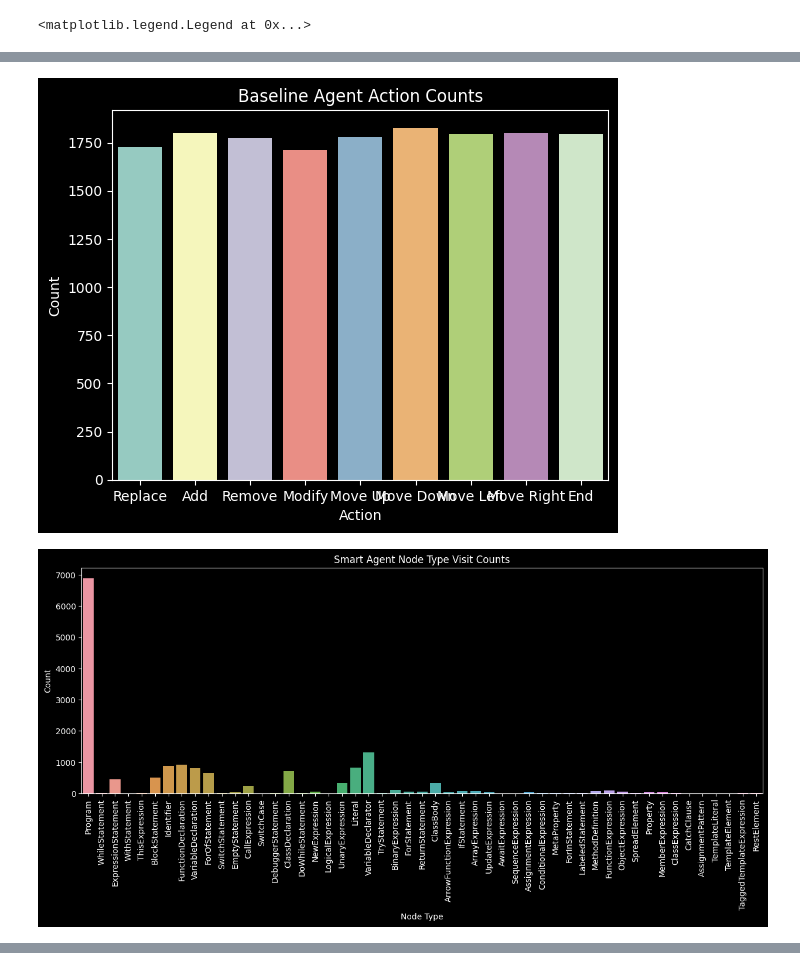
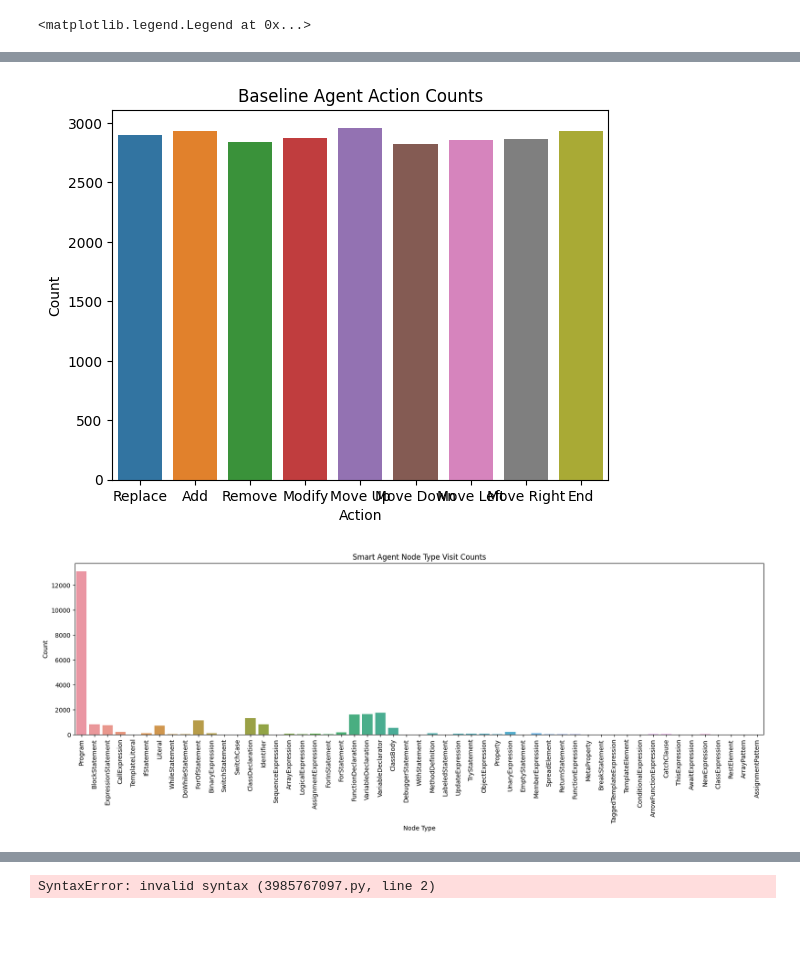
Before and after one commit to PranavMaganti/JEFRL, a Jupyter notebook: src/stats.ipynb, the cells around one changed output, grey strips where cells are left out. Saved outputs shown, nothing was run; the diff lists cells and outputs as text; code cells hidden in the pictures; blank space fills up the shorter version.

```diff
--- a/src/stats.ipynb
+++ b/src/stats.ipynb
@@ -13,22 +11,11 @@ KeyboardInterrupt:
 # %%
-step = 14000
+step = 26000
 
-with open(f"../data/2023-06-12T17:53:.788649/run_data_{step}.pkl", "rb") as f:
+with open(f"../data/2023-06-13T01:28:.714460/run_data_{step}.pkl", "rb") as f:
     smart_run_data = pickle.load(f)
 
-with open(f"../data/2023-06-10T22:02:.034004_baseline/run_data_{step}.pkl", "rb") as f:
+with open(f"../data/2023-06-11T20:59:.570029_baseline/run_data_{step}.pkl", "rb") as f:
     baseline_run_data = pickle.load(f)
-
-# step = 74000
-
-# with open(f"../data/2023-06-10T13:22:.417822/run_data_{step}.pkl", "rb") as f:
-#     smart_run_data = pickle.load(f)
-
-# # with open(f"../data/2023-06-10T17:34:.928999_baseline/run_data_{step}.pkl", "rb") as f:
-# #     baseline_run_data = pickle.load(f)
-
-# with open(f"../data/2023-06-10T11:00:.354649_baseline/run_data_{step}.pkl", "rb") as f:
-#     baseline_run_data = pickle.load(f)
 
 smart_episode_actions = smart_run_data["episode_actions"]
 smart_episode_rewards = smart_run_data["episode_rewards"]
@@ -226,14 +213,14 @@ ax = sns.barplot(x="name", y=0, data=baseline_action_counts)
 ax.set(xlabel="Action", ylabel="Count", title="Baseline Agent Action Counts")
 plt.legend([], [], frameon=False)
 
-plt.figure(figsize=(15, 5))
+plt.figure(figsize=(20, 5))
 ax = sns.barplot(x="name", y=0, data=smart_node_type_counts)
 ax.set(xlabel="Node Type", ylabel="Count", title="Smart Agent Node Type Visit Counts")
 ax.set_xticklabels(ax.get_xticklabels(), rotation=90)
 plt.legend([], [], frameon=False)
 
 
-plt.figure(figsize=(15, 5))
+plt.figure(figsize=(20, 5))
 ax = sns.barplot(x="name", y=0, data=baseline_node_type_counts)
 ax.set(
     xlabel="Node Type", ylabel="Count", title="Baseline Agent Node Type Visit Counts"
@@ -246,2 +233,2 @@ plt.legend([], [], frameon=False)
-[figure, old version]
+[figure, new version]
-[figure, old version]
+[figure, new version]
@@ -248,0 +236,7 @@ plt.legend([], [], frameon=False)
+# %%
+import torch
+``
+t = torch.tensor([[1, 2, 3], [4, 5, 6]])
+t.gather(1, torch.tensor([1, 2, 3]))
+# %% [output]
+SyntaxError: invalid syntax (3985767097.py, line 2)
```
Also changed, not shown: parts of 7 cells of this notebook, 13 other files.
